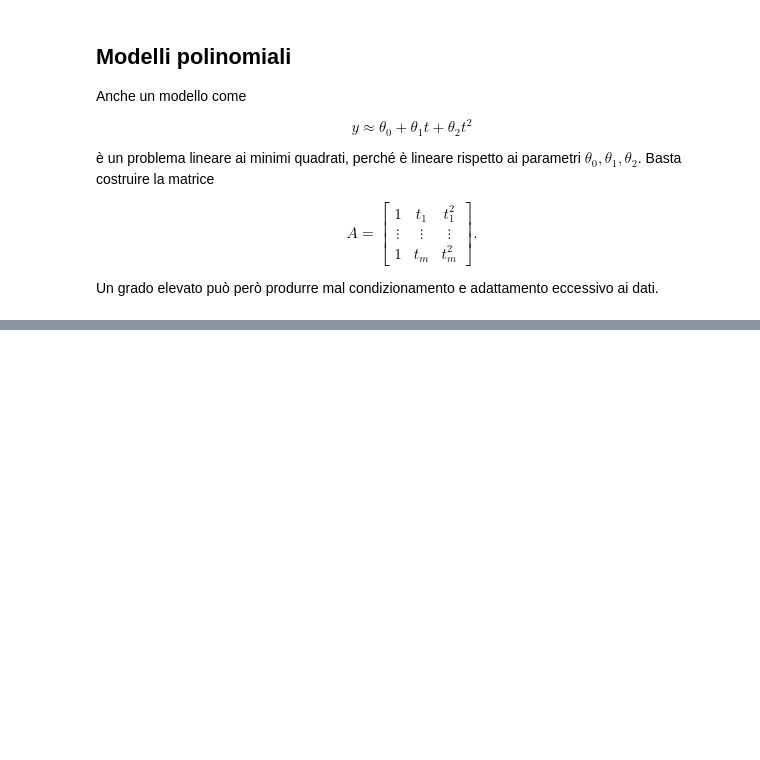
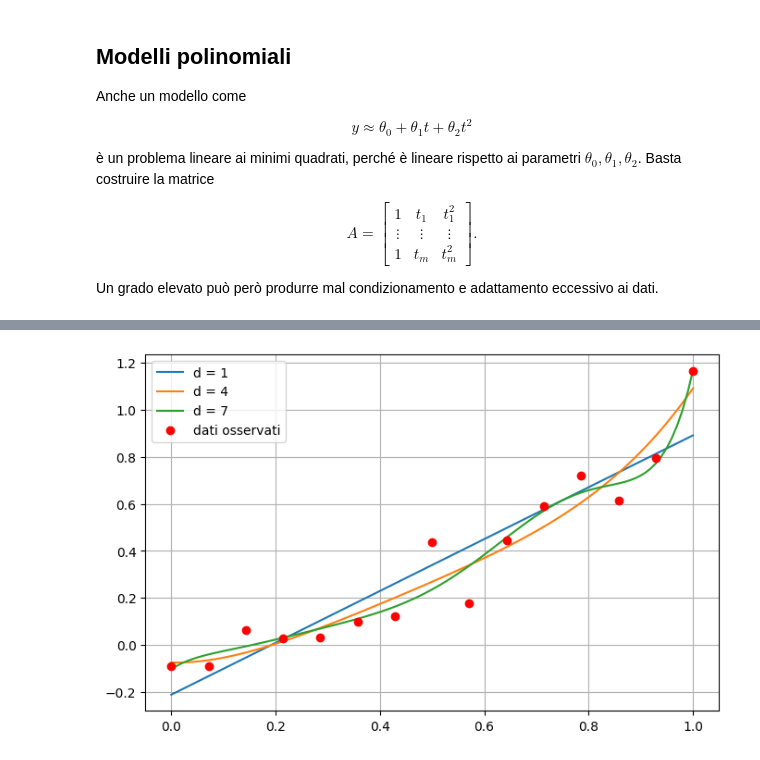
Before and after one commit to elenaloli/metodi-numerici-per-il-calcolo-2026-27, a Jupyter notebook: _sources/book/minimi_quadrati.ipynb, the cells around one changed output, grey strips where cells are left out. Cells and saved outputs as stored; diff of their text form; code cells hidden in the pictures; blank space fills up the shorter version.

```diff
--- a/_sources/book/minimi_quadrati.ipynb
+++ b/_sources/book/minimi_quadrati.ipynb
@@ -608,0 +732,26 @@ Un grado elevato può però produrre mal condizionamento e adattamento eccessivo
+# %%
+
+# Definiamo la funzione f(x, alpha) che prende in input il vettore alpha dei coefficienti e un vettore x di lunghezza n, e ritorna il valore del rispettivo polinomio calcolato su x elemento per elemento
+def f(x, alpha):
+    d = alpha.shape[0] - 1 # abbiamo detto che la shape di alpha è (d+1, )
+
+    y = np.zeros_like(x) # Questa è l'unica riga che dobbiamo cambiare rispetto a prima!
+    for i in range(d+1):
+        y = y + alpha[i] * x ** i
+    return y
+xx = np.linspace(0, 1, 100)
+theta_star = []
+plt.figure(figsize=(8, 5))
+for d in range(1, 9, 3):
+    X = vandermonde(x, d)
+    coefficienti, residui, rango, valori_singolari = np.linalg.lstsq(X, y, rcond=None)
+    theta_star.append(coefficienti)  # Aggiungiamo un elemento alla lista.
+    # Rappresentiamo la curva approssimata in [0, 1].
+    yy_eqn = f(xx, coefficienti)
+    plt.plot(xx, yy_eqn, label=f"d = {d}")
+plt.plot(x, y, 'ro', label='dati osservati')
+plt.legend()
+plt.grid()
+plt.show()
+# %% [output]
+[figure, added]
```
Also changed, not shown: parts of 24 cells of this notebook, 9 other files.
